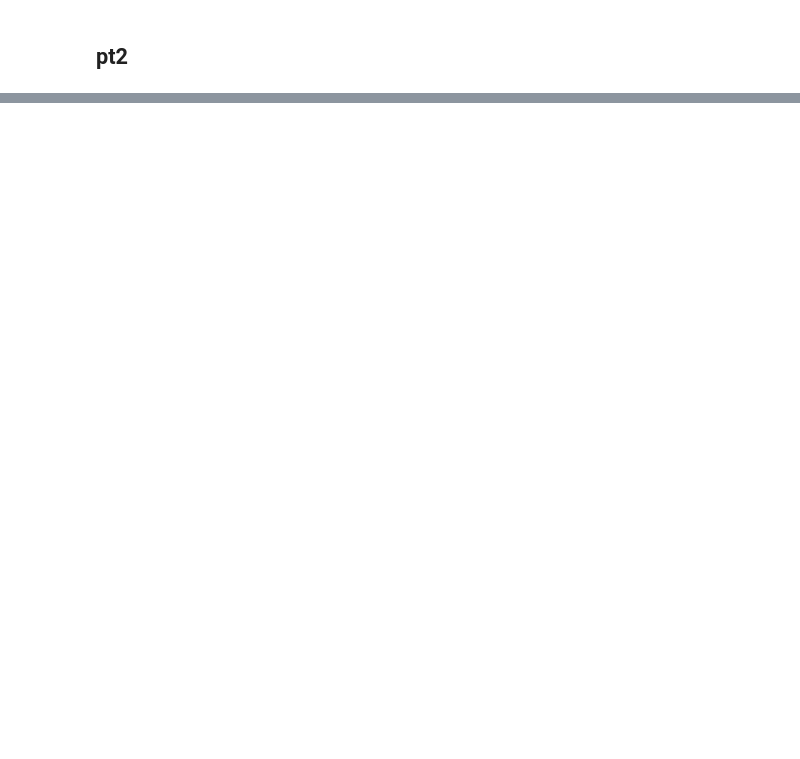
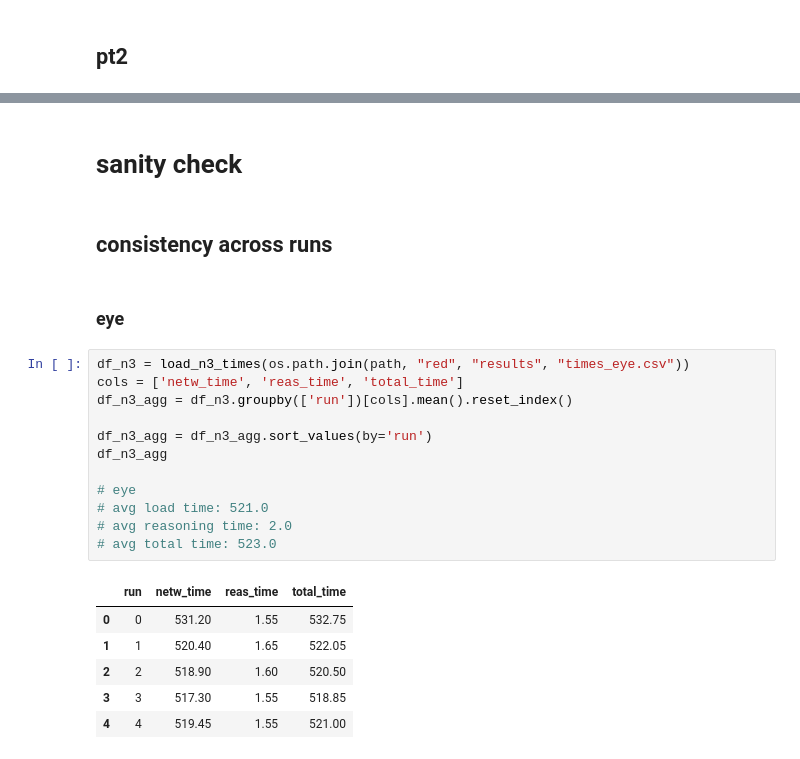
Before and after one commit to william-vw/fun3, a Jupyter notebook: python/tests-bench/zika/exp.ipynb, the cells around one changed output, grey strips where cells are left out. Cells and saved outputs as stored; diff of their text form; blank space fills up the shorter version.

```diff
--- a/python/tests-bench/zika/exp.ipynb
+++ b/python/tests-bench/zika/exp.ipynb
@@ -230,0 +334,25 @@ plot_query(1, "0.2%", df_eye, df_fun3)
+# %% [markdown]
+# sanity check
+# %% [markdown]
+## consistency across runs
+# %% [markdown]
+### eye
+# %%
+df_n3 = load_n3_times(os.path.join(path, "red", "results", "times_eye.csv"))
+cols = ['netw_time', 'reas_time', 'total_time']
+df_n3_agg = df_n3.groupby(['run'])[cols].mean().reset_index()
+
+df_n3_agg = df_n3_agg.sort_values(by='run')
+df_n3_agg
+
+# eye
+# avg load time: 521.0
+# avg reasoning time: 2.0
+# avg total time: 523.0
+# %% [output]
+|  | run | netw_time | reas_time | total_time |
+| 0 | 0 | 531.20 | 1.55 | 532.75 |
+| 1 | 1 | 520.40 | 1.65 | 522.05 |
+| 2 | 2 | 518.90 | 1.60 | 520.50 |
+| 3 | 3 | 517.30 | 1.55 | 518.85 |
+| 4 | 4 | 519.45 | 1.55 | 521.00 |
```
Also changed, not shown: parts of 29 cells of this notebook, 48 other files.
